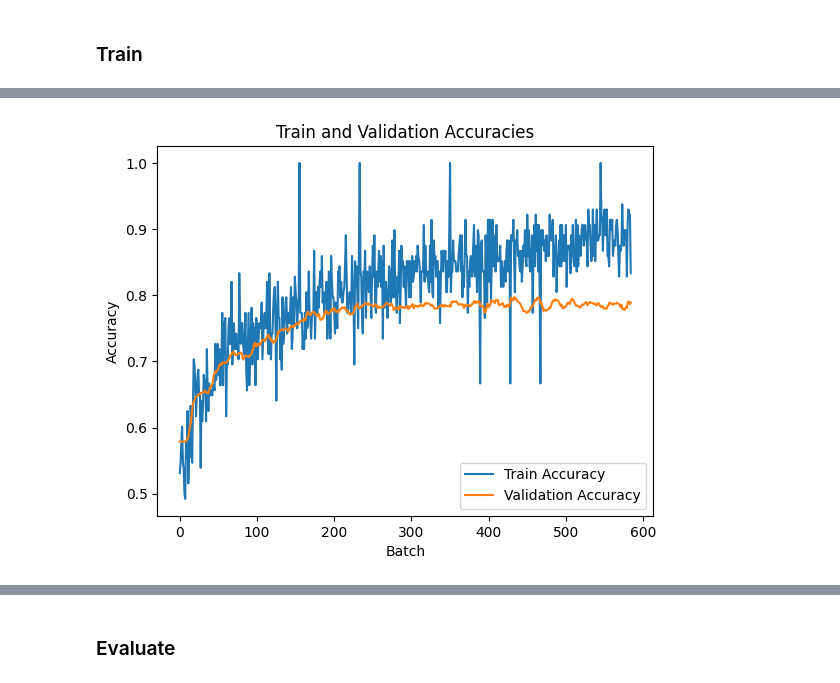
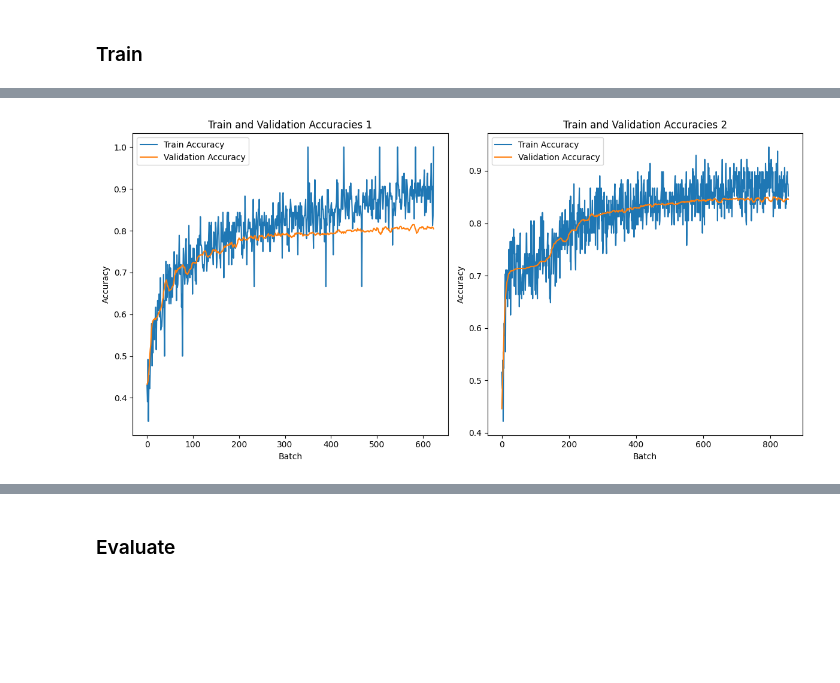
Before and after one commit to SebastianKropp/DisasterDetectionModel, a Jupyter notebook: Transformer.ipynb, the cells around one changed output, grey strips where cells are left out. Drawn from its saved outputs; the diff is of its cells as text; code cells hidden in the pictures; blank space fills up the shorter version.

```diff
--- a/Transformer.ipynb
+++ b/Transformer.ipynb
@@ -145,6 +202,14 @@ batch_size = 128
 trainloader = torch.utils.data.DataLoader(train_dataset, batch_size=batch_size, shuffle=True)
 testloader = torch.utils.data.DataLoader(test_dataset, batch_size=batch_size, shuffle=False)
 valloader = torch.utils.data.DataLoader(val_dataset, batch_size=batch_size, shuffle=False)
+# %%
+# Define batch size
+batch_size_comb = 128
+
+# Build DataLoaders
+trainloader_comb = torch.utils.data.DataLoader(train_dataset_comb, batch_size=batch_size, shuffle=True)
+testloader_comb = torch.utils.data.DataLoader(test_dataset_comb, batch_size=batch_size, shuffle=False)
+valloader_comb = torch.utils.data.DataLoader(val_dataset_comb, batch_size=batch_size, shuffle=False)
 # %% [markdown]
 ## Implementation
 Implement model using a pre-trained model.
@@ -164,7 +229,7 @@ class CustomBERTModel(nn.Module):
 
         self.bert = AutoModel.from_pretrained(model_name)
         self.classifier = torch.nn.Sequential(
-            nn.Linear(config.hidden_size + num_extra_features, hidden_dim),
+            nn.Linear(self.bert.config.hidden_size + num_extra_features, hidden_dim),
             nn.Tanh(),
             nn.Dropout(dropout_rate),
             nn.Linear(hidden_dim, num_labels)
@@ -207,7 +272,7 @@ config = AutoConfig.from_pretrained(model_name)
 last_state_dim = config.hidden_size
 
 # Replace the pre-trained head with a new one.
-model.classifier = torch.nn.Linear(last_state_dim, num_labels)
+model2.classifier = torch.nn.Linear(last_state_dim, num_labels)
 
 hidden_dim = 1024
 dropout_rate = 0.1
@@ -340,5 +406,5 @@ Train Epoch: 14 Loss: 0.298972  Train Accuracy: 0.8333  Validation Accuracy: 0.7
 Early stopping triggered. No improvement in validation accuracy for 2 epochs.
 # %%
 # Train model2
-losses2, accuracies2, val_accuracies2 = train_model(model2, optimizer2, criterion, trainloader, valloader)
+losses2, accuracies2, val_accuracies2 = train_model(model2, optimizer2, criterion, trainloader_comb, valloader_comb)
 # %% [output]
@@ -360,12 +420,38 @@ Train Epoch: 14 Loss: 0.232937  Train Accuracy: 1.0000  Validation Accuracy: 0.7
 Early stopping triggered. No improvement in validation accuracy for 2 epochs.
+# %%
+def plot_train_val_accuracies(accuracies, val_accuracies, ax):
+    ax.plot(accuracies, label='Train Accuracy')
+    ax.plot(val_accuracies, label='Validation Accuracy')
+    ax.set(xlabel='Batch', ylabel='Accuracy')
+    ax.legend()
+
+# Create a figure with two subplots
+fig, axs = plt.subplots(1, 2, figsize=(12, 6))
+
+# Plot the first set of accuracies
+plot_train_val_accuracies(accuracies1, val_accuracies1, axs[0])
+axs[0].set(title='Train and Validation Accuracies 1')
+
+# Plot the second set of accuracies
+plot_train_val_accuracies(accuracies2, val_accuracies2, axs[1])
+axs[1].set(title='Train and Validation Accuracies 2')
+
+# Adjust the layout to avoid overlapping titles and labels
+plt.tight_layout()
+
+# Display the plots
+plt.show()
+# %% [output]
+[figure, added]
 # %%
-# Compare train and validation accuracy during training
-plt.plot(accuracies1, label='Train Accuracy')
-plt.plot(val_accuracies1, label='Validation Accuracy')
-plt.xlabel('Batch')
-plt.ylabel('Accuracy')
-plt.title('Train and Validation Accuracies')
-plt.legend()
-plt.show()
+def plot_train_val_accuracies_individual(accuracies, val_accuracies):
+  plt.plot(accuracies, label='Train Accuracy')
+  plt.plot(val_accuracies, label='Validation Accuracy')
+  plt.xlabel('Batch')
+  plt.ylabel('Accuracy')
+  plt.title('Train and Validation Accuracies')
+  plt.legend()
+  plt.show()
+
+plot_train_val_accuracies_individual(accuracies1, val_accuracies1)
+plot_train_val_accuracies_individual(accuracies2, val_accuracies2)
-# %% [output]
-[figure, removed]
```
Also changed, not shown: parts of 25 cells of this notebook.
